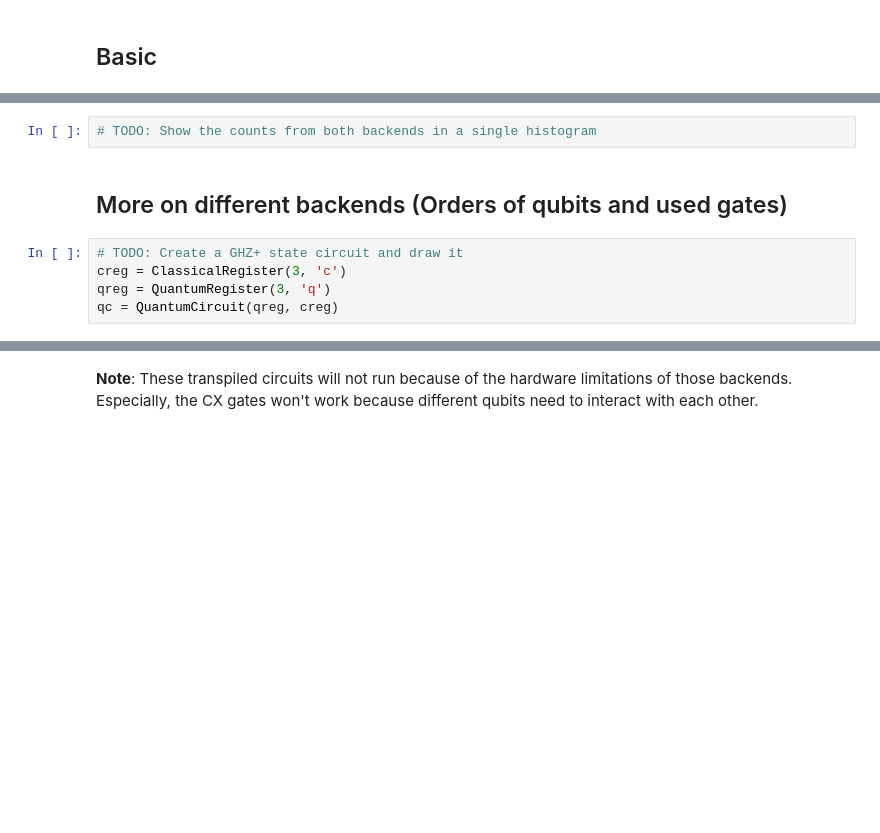
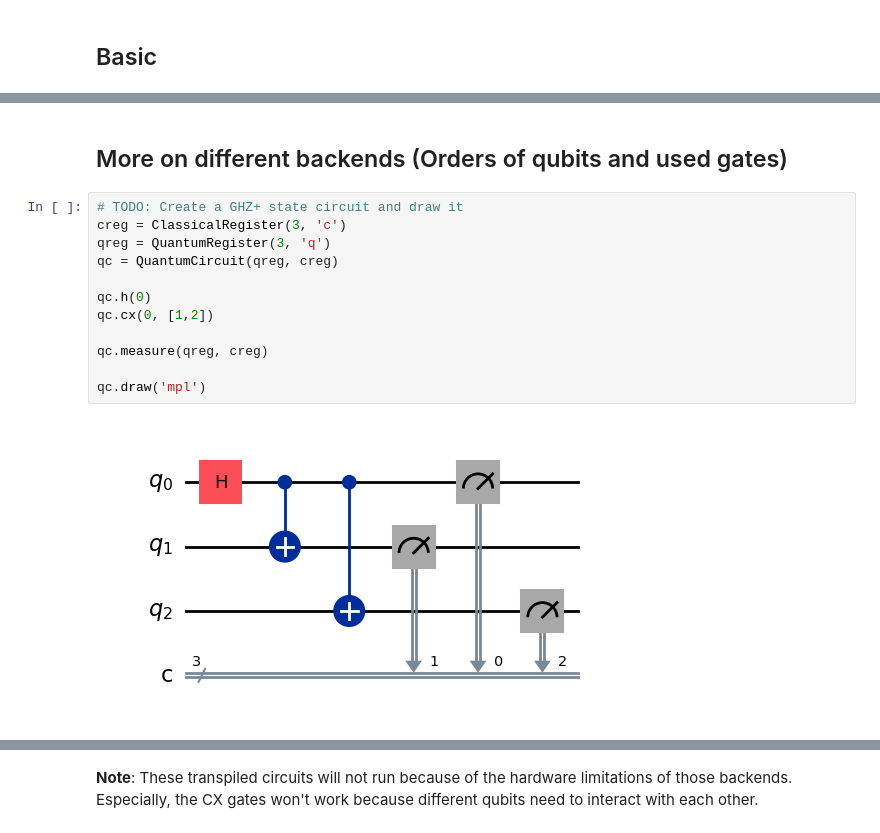
Before and after one commit to tjsaiz/qc-lab7, a Jupyter notebook: task.ipynb, the cells around one changed output, grey strips where cells are left out. Cells and saved outputs as stored; diff of their text form; blank space fills up the shorter version.

```diff
--- a/task.ipynb
+++ b/task.ipynb
@@ -59,11 +86,18 @@ plot_histogram(counts_manila)
-# %%
-# TODO: Show the counts from both backends in a single histogram
 # %% [markdown]
 ## More on different backends (Orders of qubits and used gates)
 # %%
 # TODO: Create a GHZ+ state circuit and draw it
 creg = ClassicalRegister(3, 'c')
 qreg = QuantumRegister(3, 'q')
 qc = QuantumCircuit(qreg, creg)
+
+qc.h(0)
+qc.cx(0, [1,2])
+
+qc.measure(qreg, creg)
+
+qc.draw('mpl')
+# %% [output]
+[figure, added]
 # %%
 # TODO: Draw the transpiled circuit using Nairobi V2 backend
```
Also changed, not shown: parts of 20 cells of this notebook.
